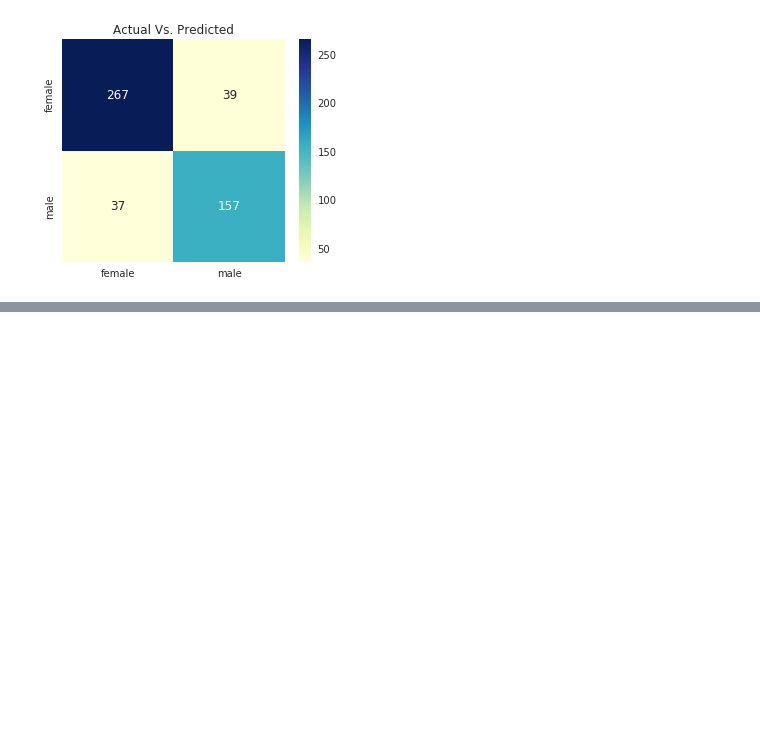
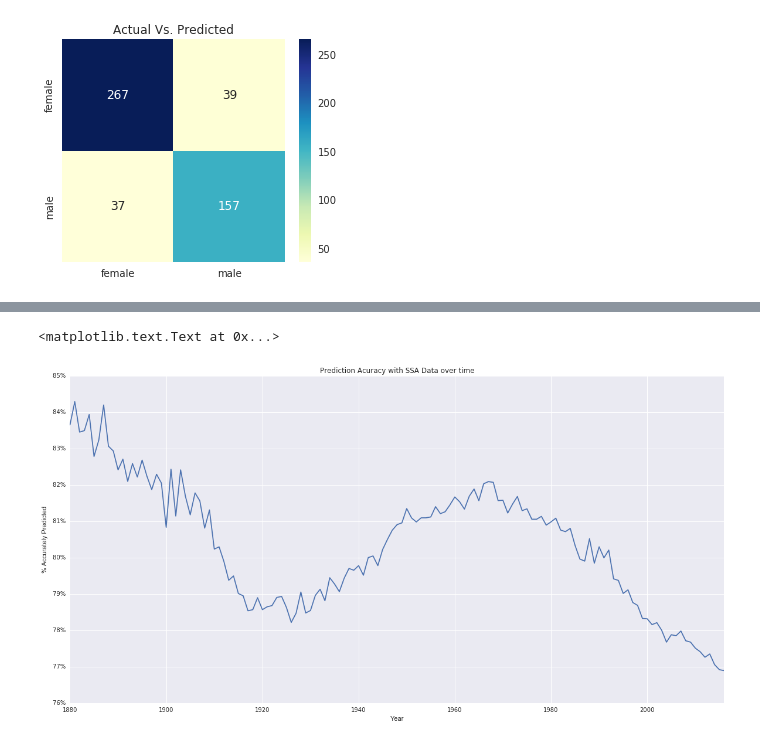
Before and after one commit to rmalarc/DATA620, a Jupyter notebook: project3/project3.ipynb, the cells around one changed output, grey strips where cells are left out. Cells and saved outputs as stored; diff of their text form; code cells hidden in the pictures; blank space fills up the shorter version.

```diff
--- a/project3/project3.ipynb
+++ b/project3/project3.ipynb
@@ -297,0 +302,29 @@ ax.set_title('Actual Vs. Predicted')
+# %%
+years = []
+percents = []
+from __future__ import division
+
+
+for year in range(1880, 2017):
+    url_base = "https://raw.githubusercontent.com/RaphaelNash/CUNY-DATA-620-WebAnalytics/master/Project3/names/yob"
+    url = url_base + str(year) + ".txt"
+    yob_df = pd.read_csv(url, header=None)
+    yob_df["predicted_gender"] = yob_df[0].apply(lambda x:  classifier.classify(gender_features(x )))
+    yob_df["predicted_gender"] = ['F' if x == 'female' else 'M' for x in yob_df['predicted_gender']]
+    years.append(year)
+    percents.append(len( yob_df [  yob_df['predicted_gender'] == yob_df[1]])/len(yob_df))
+
+year_accuracy_df = pd.Series(percents, index = years)
+
+ax = year_accuracy_df.plot(figsize=(20,10))
+
+vals = ax.get_yticks()
+ax.set_yticklabels(['{:3.0f}%'.format(x*100) for x in vals])
+ax.get_xaxis().get_major_formatter().set_useOffset(False)
+
+ax.set_title("Prediction Acuracy with SSA Data over time")
+ax.set_xlabel('Year')
+ax.set_ylabel('% Accurately Predicted')
+# %% [output]
+<matplotlib.text.Text at 0x...>
+[figure, added]
```
Also changed, not shown: parts of 3 cells of this notebook.
